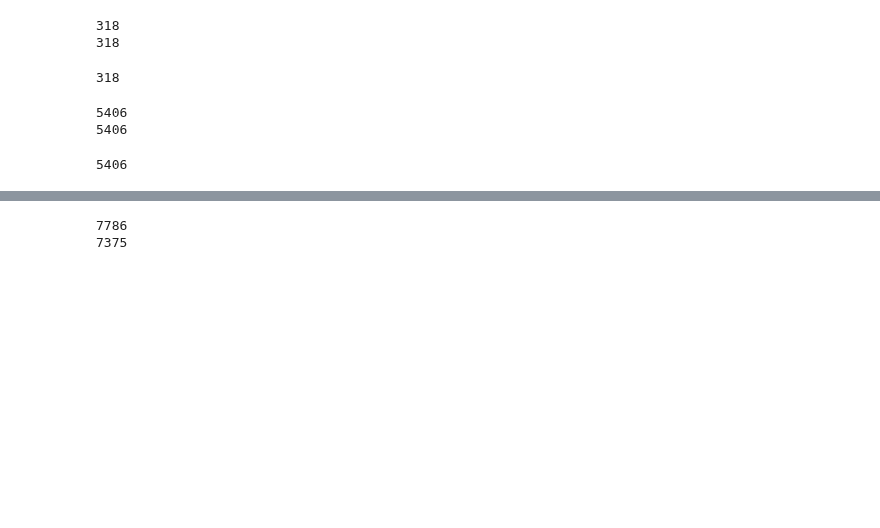
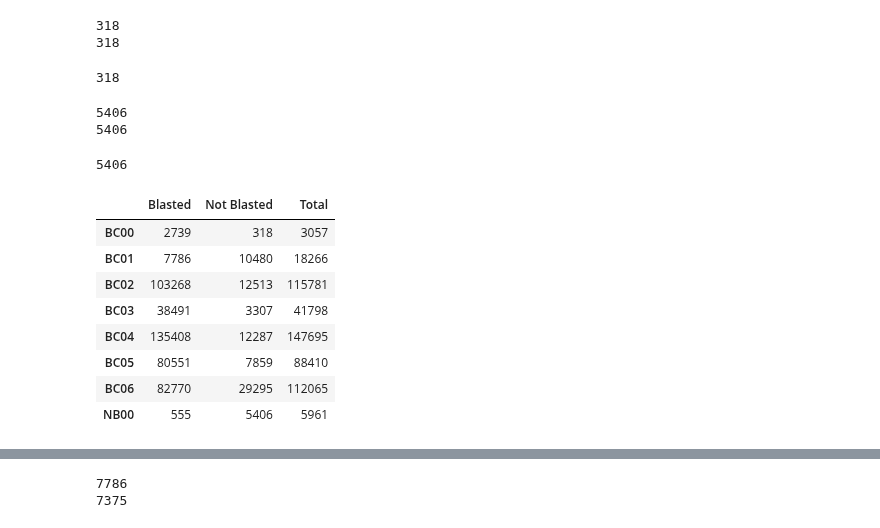
Before and after one commit to BenjaminSchwessinger/Gamran, a Jupyter notebook: MinIon_analysis_12122016_Wagga_initial-Copy1.ipynb, the cells around one changed output, grey strips where cells are left out. Drawn from its saved outputs; the diff is of its cells as text; code cells hidden in the pictures; blank space fills up the shorter version.

Commit message:
Hard coded % of reads blasted in first search, % reads per pathogen per barcode - rough

```diff
--- a/MinIon_analysis_12122016_Wagga_initial-Copy1.ipynb
+++ b/MinIon_analysis_12122016_Wagga_initial-Copy1.ipynb
@@ -889,3 +845,29 @@ SeqIO.write(not_blasted_sequences, noblasthit_file, "fasta")
 5406
 5406
 5406
+# %%
+not_blasted_df = {'Total' : [len(BC00_read_id_list), len(BC01_read_id_list),
+                                         len(BC02_read_id_list), len(BC03_read_id_list),
+                                         len(BC04_read_id_list), len(BC05_read_id_list),
+                                         len(BC06_read_id_list), len(NB00_read_id_list)],
+                  'Blasted' : [len(BC00_qseqid_list), len(BC01_qseqid_list),
+                                         len(BC02_qseqid_list), len(BC03_qseqid_list),
+                                         len(BC04_qseqid_list), len(BC05_qseqid_list),
+                                         len(BC06_qseqid_list), len(NB00_qseqid_list)],
+                  'Not Blasted' : [len(BC00_not_blasted_list), len(BC01_not_blasted_list),
+                                         len(BC02_not_blasted_list), len(BC03_not_blasted_list),
+                                         len(BC04_not_blasted_list), len(BC05_not_blasted_list),
+                                         len(BC06_not_blasted_list), len(NB00_not_blasted_list)]}
+
+
+pd.DataFrame(not_blasted_df, index=['BC00', 'BC01', 'BC02', 'BC03', 'BC04', 'BC05', 'BC06', 'NB00'])
+# %% [output]
+|  | Blasted | Not Blasted | Total |
+| BC00 | 2739 | 318 | 3057 |
+| BC01 | 7786 | 10480 | 18266 |
+| BC02 | 103268 | 12513 | 115781 |
+| BC03 | 38491 | 3307 | 41798 |
+| BC04 | 135408 | 12287 | 147695 |
+| BC05 | 80551 | 7859 | 88410 |
+| BC06 | 82770 | 29295 | 112065 |
+| NB00 | 555 | 5406 | 5961 |
```
Also changed, not shown: parts of 18 cells of this notebook.
